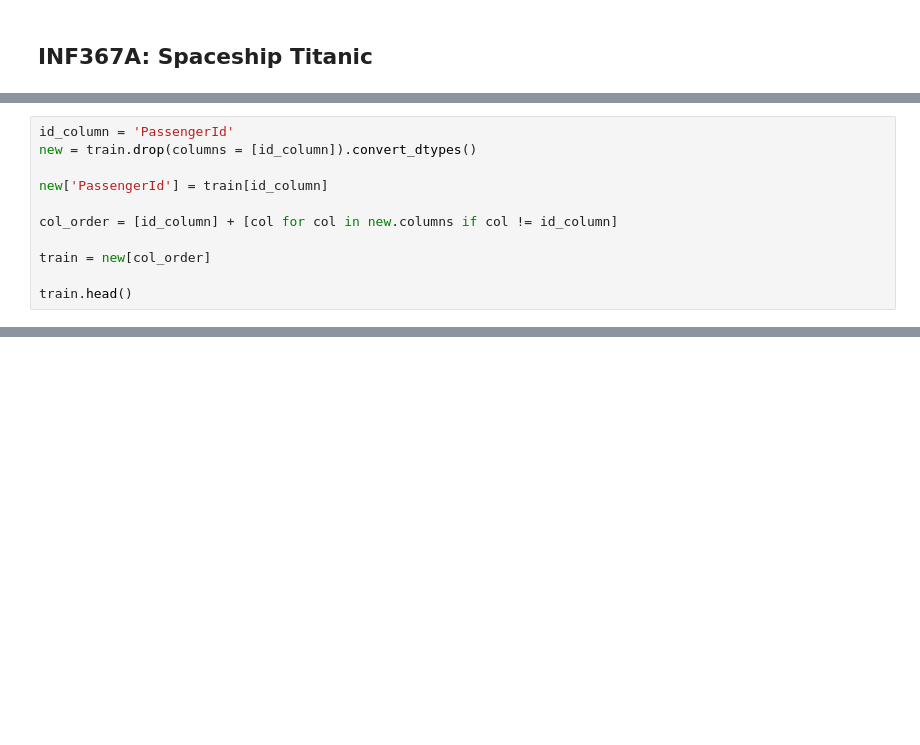
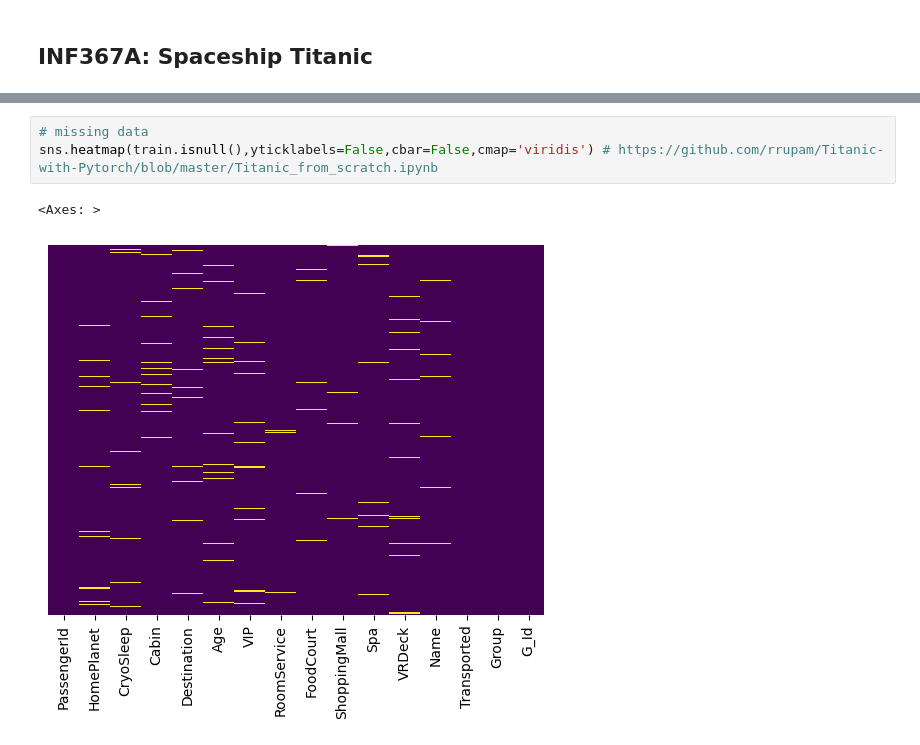
Before and after one commit to johlys/INF367, a Jupyter notebook: elias_notebook.ipynb, the cells around one changed output, grey strips where cells are left out. Saved outputs shown, nothing was run; the diff lists cells and outputs as text; blank space fills up the shorter version.

```diff
--- a/elias_notebook.ipynb
+++ b/elias_notebook.ipynb
@@ -24,14 +28,3 @@ Data columns (total 14 columns):
  13  Transported   8693 non-null   bool
 dtypes: bool(1), float64(6), object(7)
 memory usage: 891.5+ KB
-# %%
-id_column = 'PassengerId'
-new = train.drop(columns = [id_column]).convert_dtypes()
-
-new['PassengerId'] = train[id_column]
-
-col_order = [id_column] + [col for col in new.columns if col != id_column]
-
-train = new[col_order]
-
-train.head()
@@ -105,0 +235,6 @@ dtype: object
+# %%
+# missing data
+sns.heatmap(train.isnull(),yticklabels=False,cbar=False,cmap='viridis') # https://github.com/rrupam/Titanic-with-Pytorch/blob/master/Titanic_from_scratch.ipynb
+# %% [output]
+<Axes: >
+[figure, added]
```
Also changed, not shown: parts of 26 cells of this notebook.
